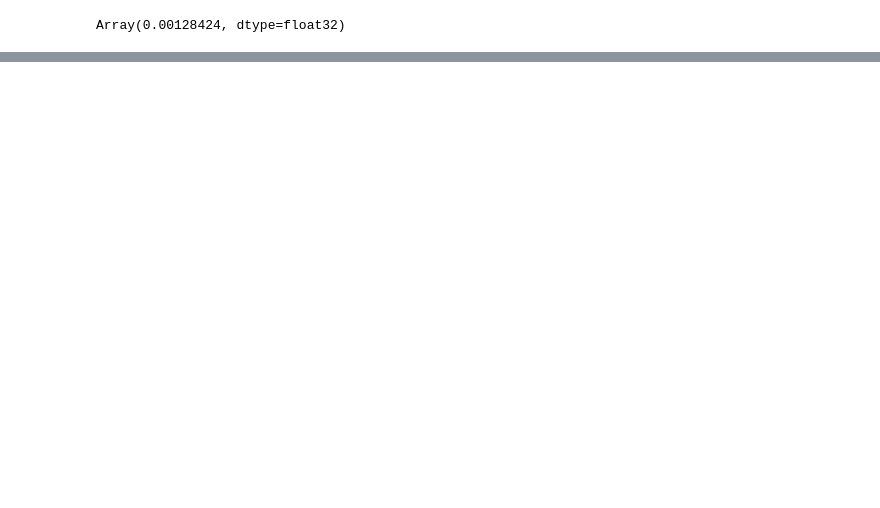
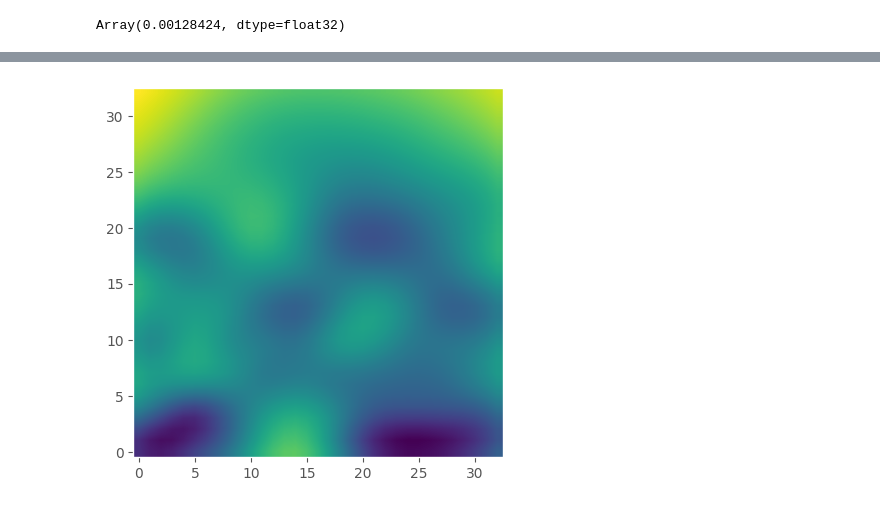
Before and after one commit to abjohnson117/TransportVsMcmcExperiments, a Jupyter notebook: poisson/poisson_test.ipynb, the cells around one changed output, grey strips where cells are left out. Cells and saved outputs as stored; diff of their text form; code cells hidden in the pictures; blank space fills up the shorter version.

```diff
--- a/poisson/poisson_test.ipynb
+++ b/poisson/poisson_test.ipynb
@@ -391,0 +369,6 @@ Error:
+# %%
+sl_samps = np.load("sl-data/hmala_samples.npy").reshape(nsamples, nx, ny)
+plt.imshow(np.mean(sl_samps, axis=0), origin="lower", interpolation="bilinear")
+plt.grid(False)
+# %% [output]
+[figure, added]
```
Also changed, not shown: parts of 24 cells of this notebook, 9 other files.
